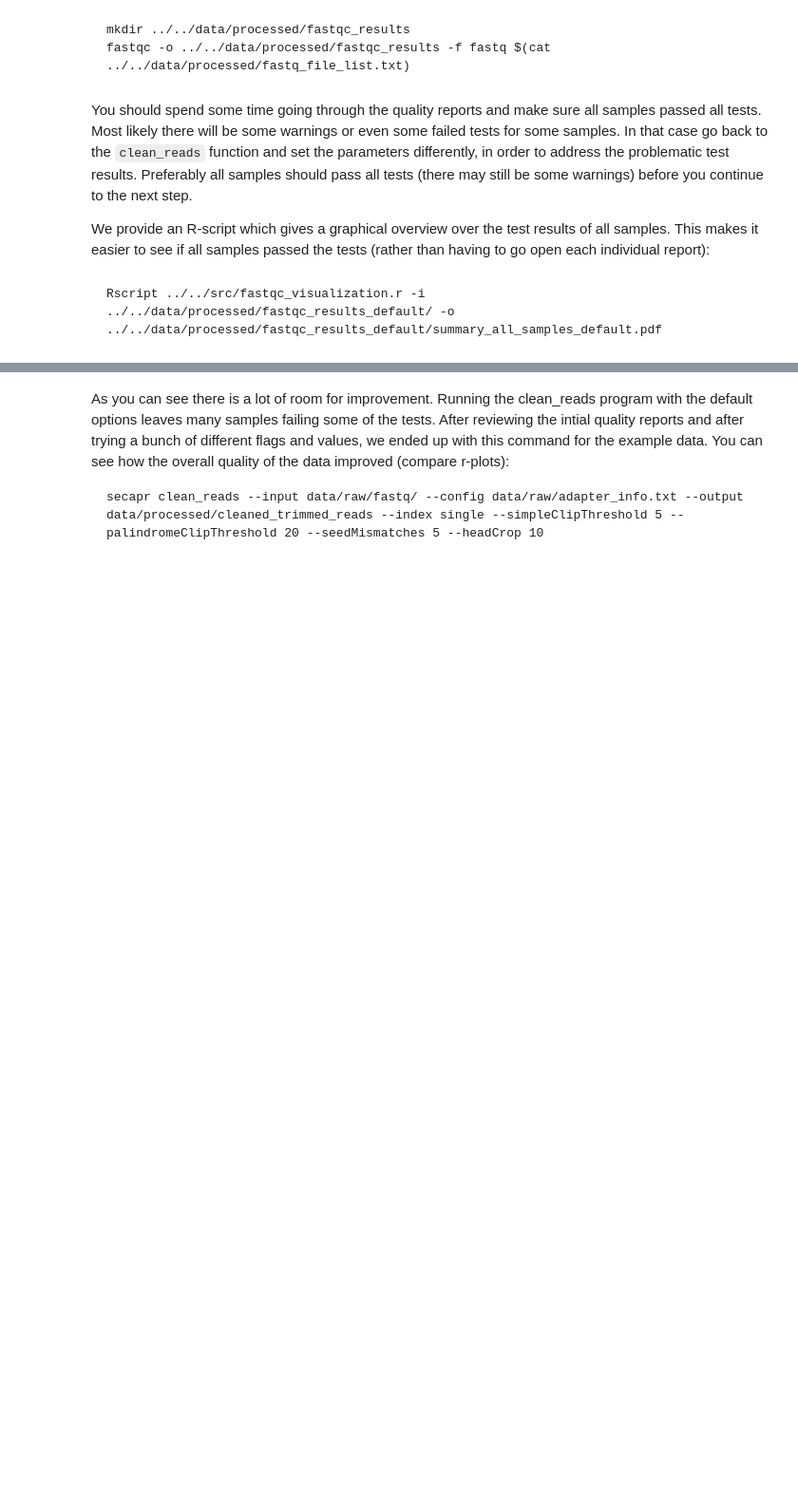
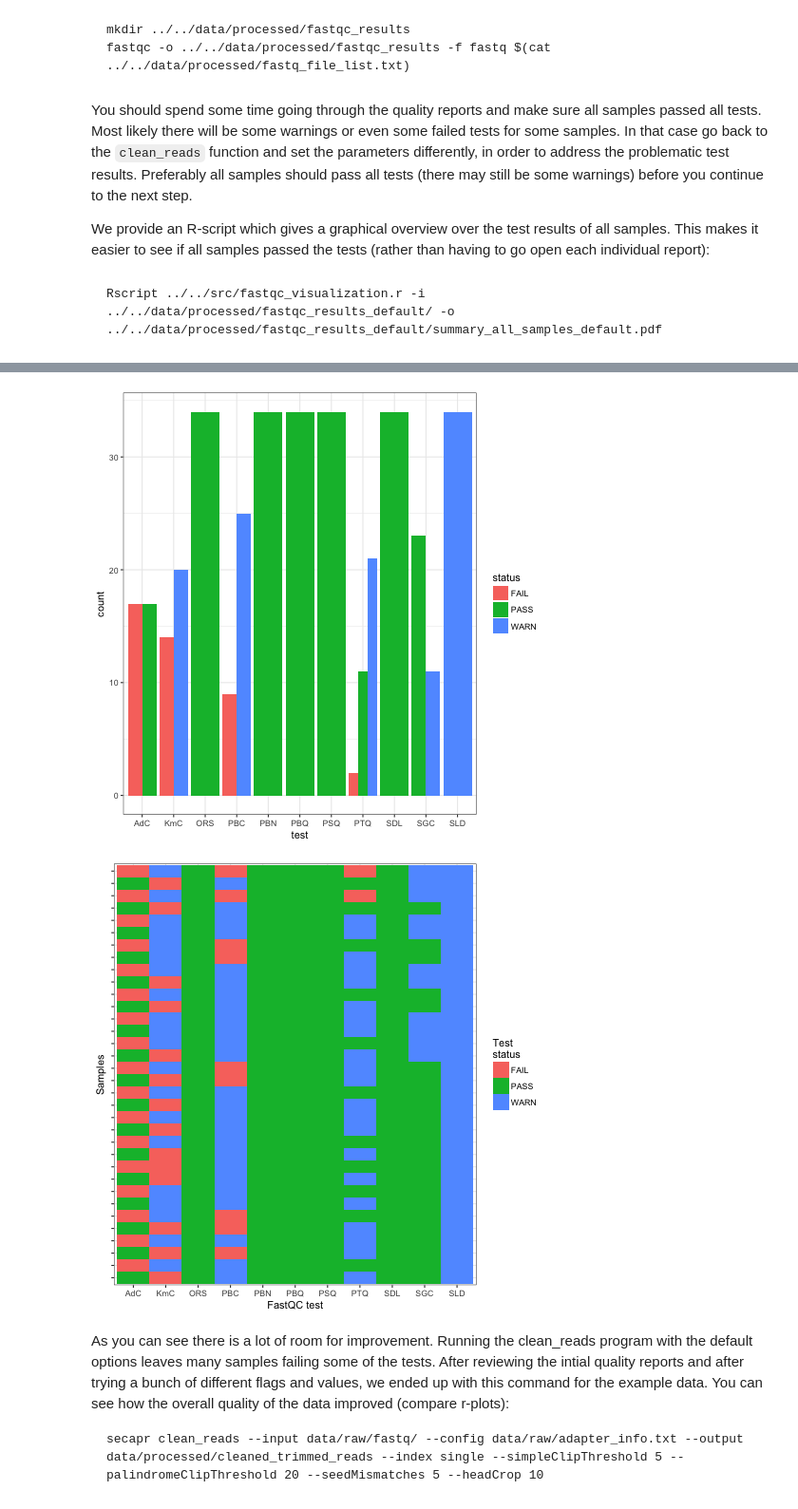
Before and after one commit to AntonelliLab/seqcap_processor, a Jupyter notebook: docs/notebook/cleaning_trimming.ipynb, the cells around one changed output, grey strips where cells are left out. Shown at 95% size. Drawn from its saved outputs; the diff is of its cells as text; code cells hidden in the pictures; blank space fills up the shorter version.

```diff
--- a/docs/notebook/cleaning_trimming.ipynb
+++ b/docs/notebook/cleaning_trimming.ipynb
@@ -121,3 +113,11 @@ display(HTML(imagesList))
+# %%
+from IPython.display import Image, display
+img1 = Image("../../data/processed/fastqc_results_default/summary_all_samples_default1.png")
+img2 = Image("../../data/processed/fastqc_results_default/summary_all_samples_default2.png")
+display(img1,img2)
+# %% [output]
+[figure, added]
+[figure, added]
 # %% [markdown]
 As you can see there is a lot of room for improvement. Running the clean_reads program with the default options leaves many samples failing some of the tests. After reviewing the intial quality reports and after trying a bunch of different flags and values, we ended up with this command for the example data. You can see how the overall quality of the data improved (compare r-plots):
 
```
Also changed, not shown: parts of 3 cells of this notebook.
